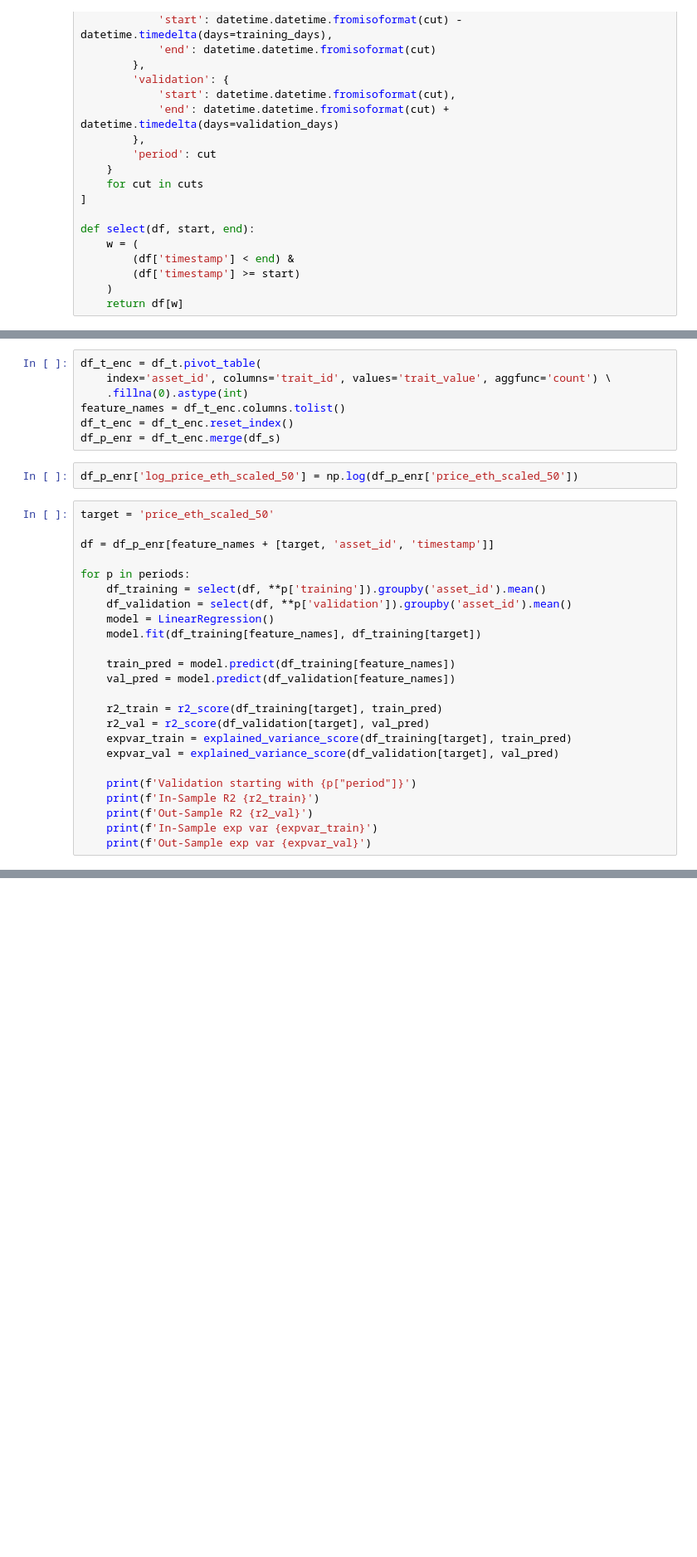
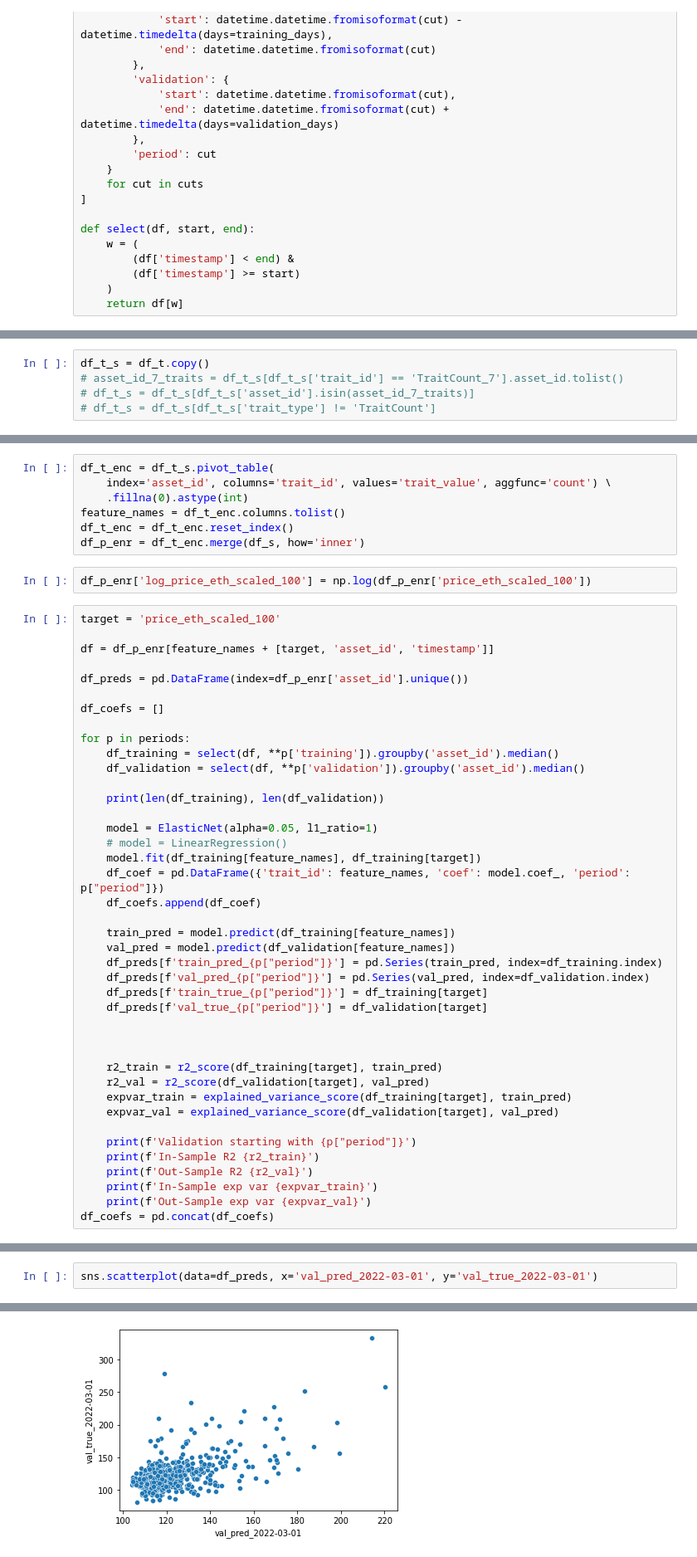
Before and after one commit to LBrinkmann/xai-nft, a Jupyter notebook: notebooks/model.ipynb, the cells around one changed output, grey strips where cells are left out. Shown at 83% size. Saved outputs shown, nothing was run; the diff lists cells and outputs as text; blank space fills up the shorter version.

Commit message:
Update model.

```diff
--- a/notebooks/model.ipynb
+++ b/notebooks/model.ipynb
@@ -57,3 +75,8 @@ df_s['outlier'] = ((df_s['price_eth'] < 0.8 * df_s['price_eth_floor_500']) |
 df_s = df_s[~df_s['outlier']]
 df_s = df_s.dropna(subset=["timestamp", 'price_eth'])
+# %%
+df_t_s = df_t.copy()
+# asset_id_7_traits = df_t_s[df_t_s['trait_id'] == 'TraitCount_7'].asset_id.tolist()
+# df_t_s = df_t_s[df_t_s['asset_id'].isin(asset_id_7_traits)]
+# df_t_s = df_t_s[df_t_s['trait_type'] != 'TraitCount']
 # %%
@@ -75,25 +90,41 @@ df_aa = df_as.join(df_tg)
 # %%
-df_t_enc = df_t.pivot_table(
+df_t_enc = df_t_s.pivot_table(
     index='asset_id', columns='trait_id', values='trait_value', aggfunc='count') \
     .fillna(0).astype(int)
 feature_names = df_t_enc.columns.tolist()
 df_t_enc = df_t_enc.reset_index()
-df_p_enr = df_t_enc.merge(df_s)
+df_p_enr = df_t_enc.merge(df_s, how='inner')
 # %%
-df_p_enr['log_price_eth_scaled_50'] = np.log(df_p_enr['price_eth_scaled_50'])
+df_p_enr['log_price_eth_scaled_100'] = np.log(df_p_enr['price_eth_scaled_100'])
 # %%
-target = 'price_eth_scaled_50'
+target = 'price_eth_scaled_100'
 
 df = df_p_enr[feature_names + [target, 'asset_id', 'timestamp']]
 
+df_preds = pd.DataFrame(index=df_p_enr['asset_id'].unique())
+
+df_coefs = []
+
 for p in periods:
-    df_training = select(df, **p['training']).groupby('asset_id').mean()
-    df_validation = select(df, **p['validation']).groupby('asset_id').mean()
-    model = LinearRegression()
+    df_training = select(df, **p['training']).groupby('asset_id').median()
+    df_validation = select(df, **p['validation']).groupby('asset_id').median()
+
+    print(len(df_training), len(df_validation))
+
+    model = ElasticNet(alpha=0.05, l1_ratio=1)
+    # model = LinearRegression()
     model.fit(df_training[feature_names], df_training[target])
+    df_coef = pd.DataFrame({'trait_id': feature_names, 'coef': model.coef_, 'period': p["period"]})
+    df_coefs.append(df_coef)
 
     train_pred = model.predict(df_training[feature_names])
     val_pred = model.predict(df_validation[feature_names])
+    df_preds[f'train_pred_{p["period"]}'] = pd.Series(train_pred, index=df_training.index)
+    df_preds[f'val_pred_{p["period"]}'] = pd.Series(val_pred, index=df_validation.index)
+    df_preds[f'train_true_{p["period"]}'] = df_training[target]
+    df_preds[f'val_true_{p["period"]}'] = df_validation[target]
+
+
 
     r2_train = r2_score(df_training[target], train_pred)
     r2_val = r2_score(df_validation[target], val_pred)
@@ -105,4 +136,5 @@ for p in periods:
     print(f'Out-Sample R2 {r2_val}')
     print(f'In-Sample exp var {expvar_train}')
     print(f'Out-Sample exp var {expvar_val}')
+df_coefs = pd.concat(df_coefs)
 # %% [output]
@@ -123,0 +197,3 @@ Out-Sample exp var 0.3828784975152839
+# %%
+sns.scatterplot(data=df_preds, x='val_pred_2022-03-01', y='val_true_2022-03-01')
+# %% [output]
@@ -123,0 +201 @@ Out-Sample exp var 0.3828784975152839
+[figure, added]
```
Also changed, not shown: parts of 16 cells of this notebook, 3 other files.
